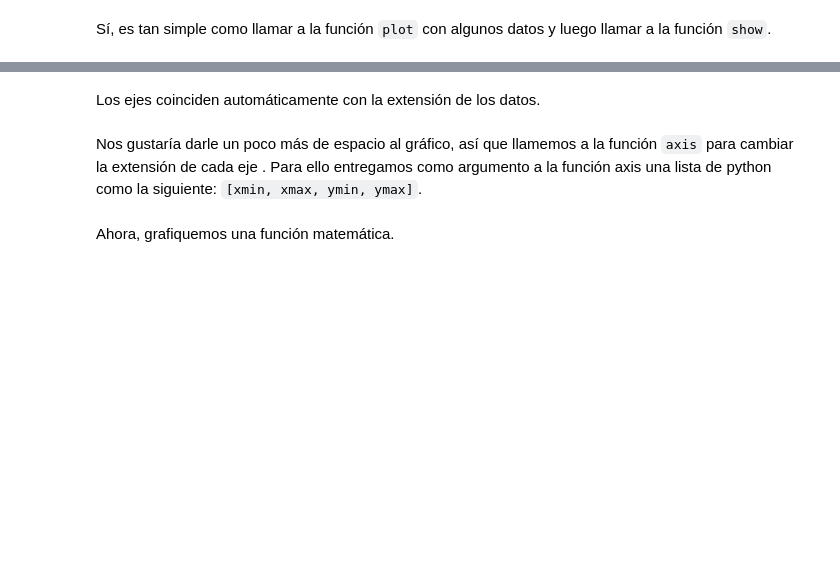
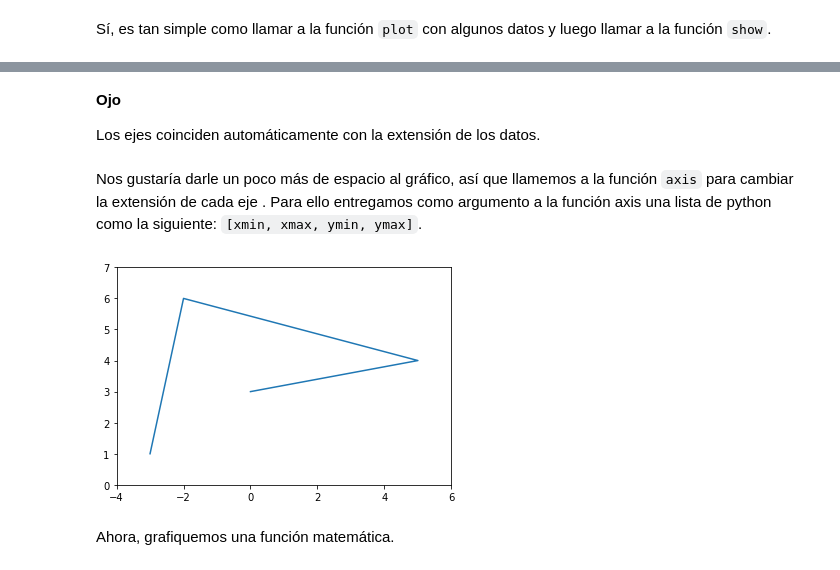
Before and after one commit to marco-canas/encuentra_tu_persona_vitamina, a Jupyter notebook: classes/class_13/class_13.ipynb, the cells around one changed output, grey strips where cells are left out. Drawn from its saved outputs; the diff is of its cells as text; code cells hidden in the pictures; blank space fills up the shorter version.

```diff
--- a/classes/class_13/class_13.ipynb
+++ b/classes/class_13/class_13.ipynb
@@ -314,11 +315,20 @@ plt.show()
 # %% [markdown]
+**Ojo**
+
 Los ejes coinciden automáticamente con la extensión de los datos.
 # %% [markdown]
 Nos gustaría darle un poco más de espacio al gráfico, así que llamemos a la función `axis` para cambiar la extensión de cada eje . Para ello entregamos como argumento a la función axis una lista de python como la siguiente: `[xmin, xmax, ymin, ymax]`.
 # %%
-plt.plot([-3, -2, 5, 0], [1, 6, 4, 3])
-plt.axis([-4, 6, 0, 7])
+import matplotlib.pyplot as plt
+
+x = [-3, -2, 5, 0]
+y = [1, 6, 4, 3]
+plt.plot(x,y )
+
+plt.axis([min(x) - 1, max(x) + 1, min(y) -1, max(y) + 1])
 plt.show()
+# %% [output]
+[figure, added]
 # %% [markdown]
 Ahora, grafiquemos una función matemática.
 # %% [markdown]
```
Also changed, not shown: parts of 32 cells of this notebook, 3 other files.
